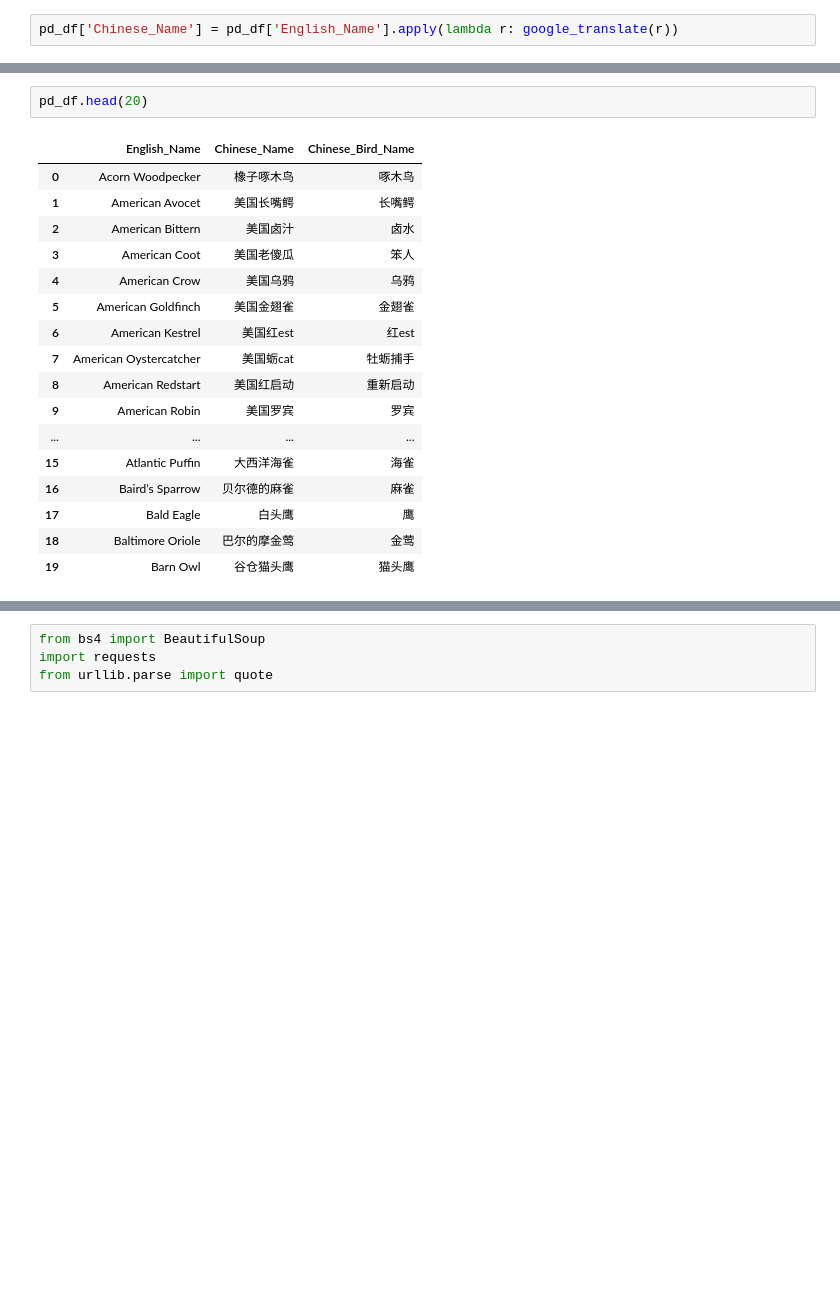
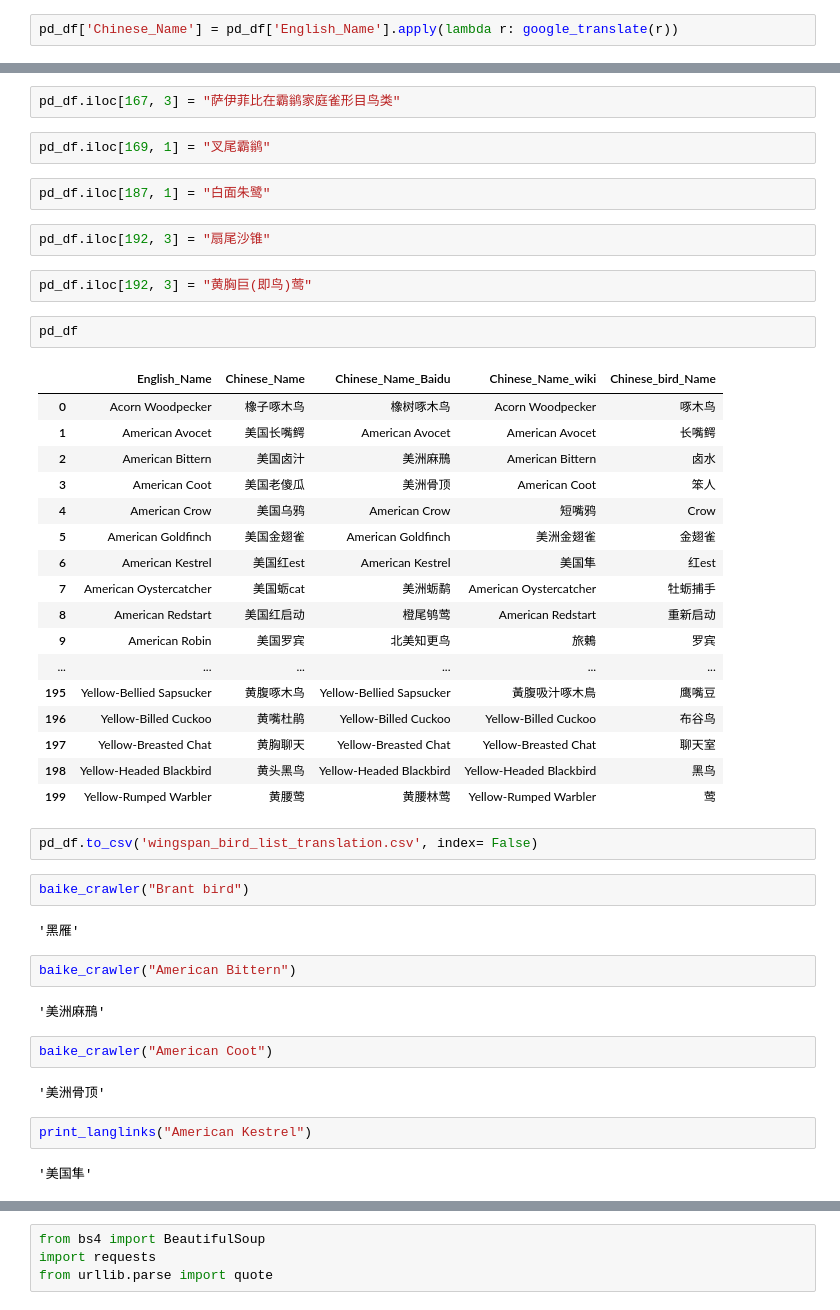
Before and after one commit to HongweiLuan/wingspan_bird_list, a Jupyter notebook: Wingspan_bird_list_from_pdf_to_csv.ipynb, the cells around one changed output, grey strips where cells are left out. Saved outputs shown, nothing was run; the diff lists cells and outputs as text; blank space fills up the shorter version.

```diff
--- a/Wingspan_bird_list_from_pdf_to_csv.ipynb
+++ b/Wingspan_bird_list_from_pdf_to_csv.ipynb
@@ -106,20 +136,48 @@ pd_df['Chinese_Bird_Name'] = pd_df['English_Name'].apply(lambda r: google_transl
+# %%
+pd_df.iloc[167, 3] = "萨伊菲比在霸鹟家庭雀形目鸟类"
+# %%
+pd_df.iloc[169, 1] = "叉尾霸鹟"
+# %%
+pd_df.iloc[187, 1] = "白面朱鹭"
+# %%
+pd_df.iloc[192, 3] = "扇尾沙锥"
+# %%
+pd_df.iloc[192, 3] = "黄胸巨(即鸟)莺"
 # %%
-pd_df.head(20)
+pd_df
 # %% [output]
-|  | English_Name | Chinese_Name | Chinese_Bird_Name |
-| 0 | Acorn Woodpecker | 橡子啄木鸟 | 啄木鸟 |
-| 1 | American Avocet | 美国长嘴鳄 | 长嘴鳄 |
-| 2 | American Bittern | 美国卤汁 | 卤水 |
-| 3 | American Coot | 美国老傻瓜 | 笨人 |
-| 4 | American Crow | 美国乌鸦 | 乌鸦 |
-| 5 | American Goldfinch | 美国金翅雀 | 金翅雀 |
-| 6 | American Kestrel | 美国红est | 红est |
-| 7 | American Oystercatcher | 美国蛎cat | 牡蛎捕手 |
-| 8 | American Redstart | 美国红启动 | 重新启动 |
-| 9 | American Robin | 美国罗宾 | 罗宾 |
-| ... | ... | ... | ... |
-| 15 | Atlantic Puffin | 大西洋海雀 | 海雀 |
-| 16 | Baird’s Sparrow | 贝尔德的麻雀 | 麻雀 |
-| 17 | Bald Eagle | 白头鹰 | 鹰 |
-| 18 | Baltimore Oriole | 巴尔的摩金莺 | 金莺 |
-| 19 | Barn Owl | 谷仓猫头鹰 | 猫头鹰 |
+|  | English_Name | Chinese_Name | Chinese_Name_Baidu | Chinese_Name_wiki | Chinese_bird_Name |
+| 0 | Acorn Woodpecker | 橡子啄木鸟 | 橡树啄木鸟 | Acorn Woodpecker | 啄木鸟 |
+| 1 | American Avocet | 美国长嘴鳄 | American Avocet | American Avocet | 长嘴鳄 |
+| 2 | American Bittern | 美国卤汁 | 美洲麻鳽 | American Bittern | 卤水 |
+| 3 | American Coot | 美国老傻瓜 | 美洲骨顶 | American Coot | 笨人 |
+| 4 | American Crow | 美国乌鸦 | American Crow | 短嘴鸦 | Crow |
+| 5 | American Goldfinch | 美国金翅雀 | American Goldfinch | 美洲金翅雀 | 金翅雀 |
+| 6 | American Kestrel | 美国红est | American Kestrel | 美国隼 | 红est |
+| 7 | American Oystercatcher | 美国蛎cat | 美洲蛎鹬 | American Oystercatcher | 牡蛎捕手 |
+| 8 | American Redstart | 美国红启动 | 橙尾鸲莺 | American Redstart | 重新启动 |
+| 9 | American Robin | 美国罗宾 | 北美知更鸟 | 旅鶇 | 罗宾 |
+| ... | ... | ... | ... | ... | ... |
+| 195 | Yellow-Bellied Sapsucker | 黄腹啄木鸟 | Yellow-Bellied Sapsucker | 黃腹吸汁啄木鳥 | 鹰嘴豆 |
+| 196 | Yellow-Billed Cuckoo | 黄嘴杜鹃 | Yellow-Billed Cuckoo | Yellow-Billed Cuckoo | 布谷鸟 |
+| 197 | Yellow-Breasted Chat | 黄胸聊天 | Yellow-Breasted Chat | Yellow-Breasted Chat | 聊天室 |
+| 198 | Yellow-Headed Blackbird | 黄头黑鸟 | Yellow-Headed Blackbird | Yellow-Headed Blackbird | 黑鸟 |
+| 199 | Yellow-Rumped Warbler | 黄腰莺 | 黄腰林莺 | Yellow-Rumped Warbler | 莺 |
+# %%
+pd_df.to_csv('wingspan_bird_list_translation.csv', index= False)
+# %%
+baike_crawler("Brant bird")
+# %% [output]
+'黑雁'
+# %%
+baike_crawler("American Bittern")
+# %% [output]
+'美洲麻鳽'
+# %%
+baike_crawler("American Coot")
+# %% [output]
+'美洲骨顶'
+# %%
+print_langlinks("American Kestrel")
+# %% [output]
+'美国隼'
```
Also changed, not shown: parts of 28 cells of this notebook, 1 other file.
